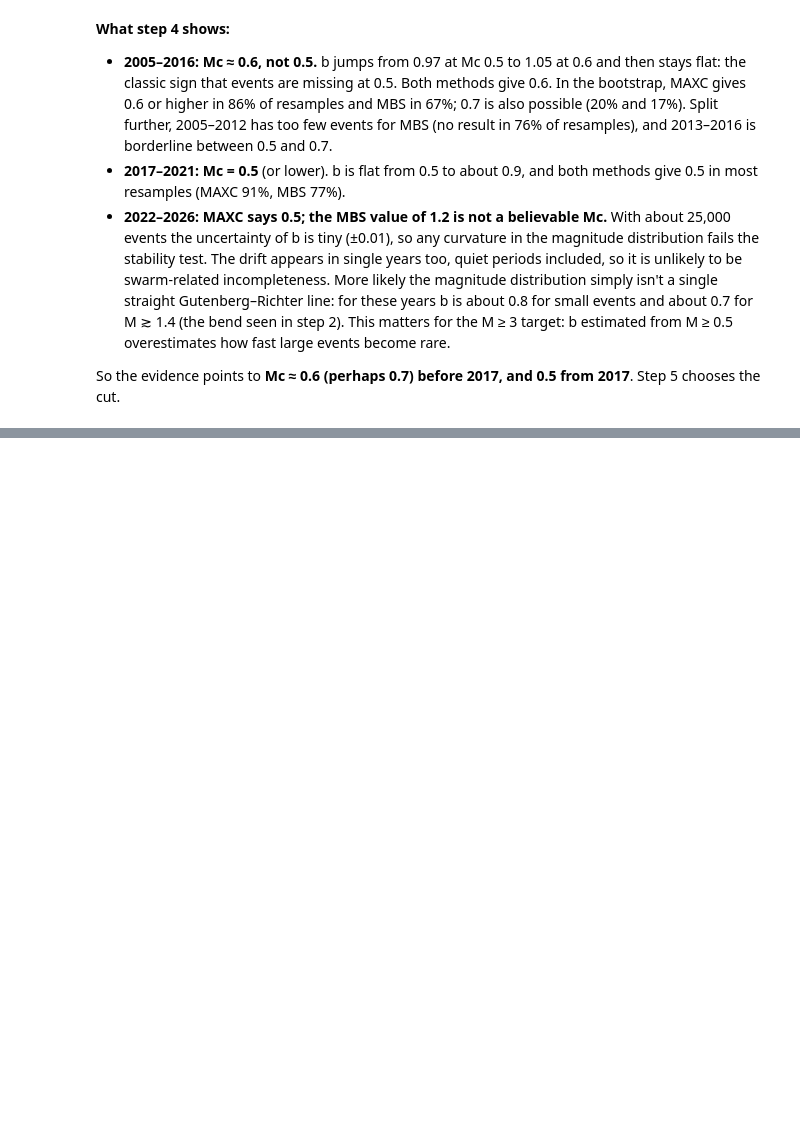
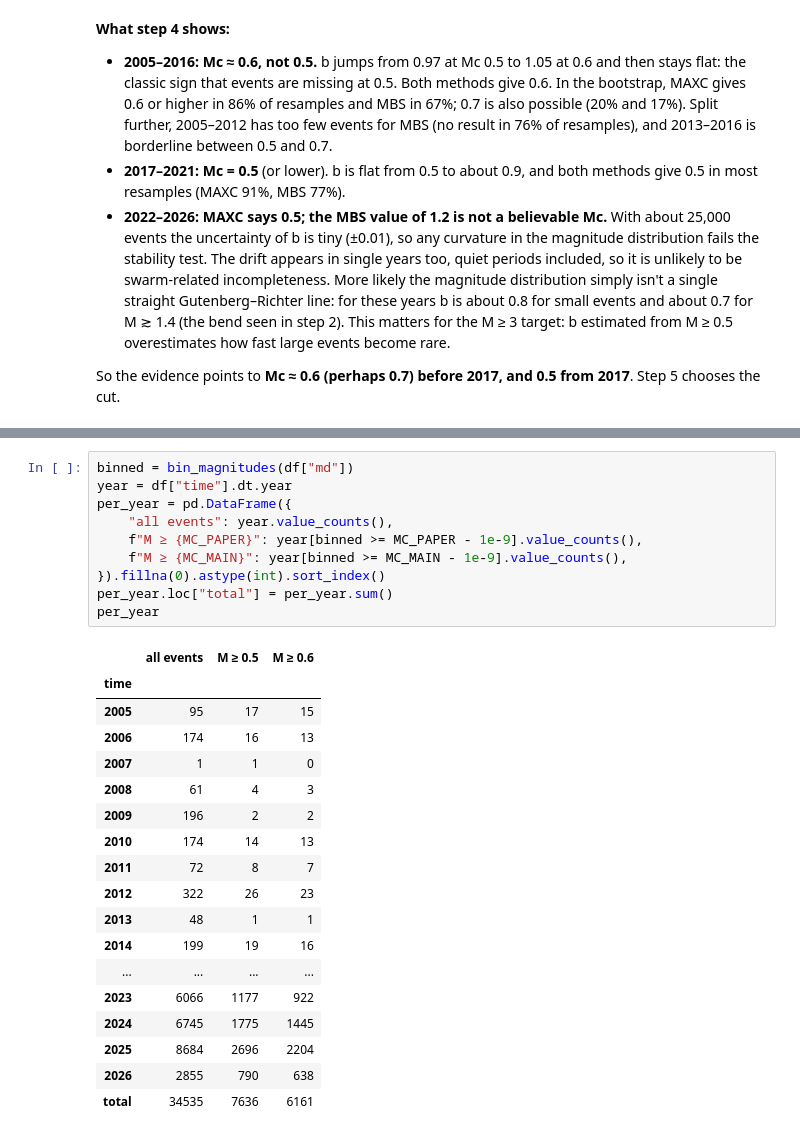
Before and after one commit to PatrickBolton/flegrei-seismicity, a Jupyter notebook: notebooks/01_completeness.ipynb, the cells around one changed output, grey strips where cells are left out. Cells and saved outputs as stored; diff of their text form; blank space fills up the shorter version.

```diff
--- a/notebooks/01_completeness.ipynb
+++ b/notebooks/01_completeness.ipynb
@@ -392,0 +403,29 @@ So the evidence points to **Mc ≈ 0.6 (perhaps 0.7) before 2017, and 0.5 from 2
+# %%
+binned = bin_magnitudes(df["md"])
+year = df["time"].dt.year
+per_year = pd.DataFrame({
+    "all events": year.value_counts(),
+    f"M ≥ {MC_PAPER}": year[binned >= MC_PAPER - 1e-9].value_counts(),
+    f"M ≥ {MC_MAIN}": year[binned >= MC_MAIN - 1e-9].value_counts(),
+}).fillna(0).astype(int).sort_index()
+per_year.loc["total"] = per_year.sum()
+per_year
+# %% [output]
+|  | all events | M ≥ 0.5 | M ≥ 0.6 |
+| time |  |  |  |
+| 2005 | 95 | 17 | 15 |
+| 2006 | 174 | 16 | 13 |
+| 2007 | 1 | 1 | 0 |
+| 2008 | 61 | 4 | 3 |
+| 2009 | 196 | 2 | 2 |
+| 2010 | 174 | 14 | 13 |
+| 2011 | 72 | 8 | 7 |
+| 2012 | 322 | 26 | 23 |
+| 2013 | 48 | 1 | 1 |
+| 2014 | 199 | 19 | 16 |
+| ... | ... | ... | ... |
+| 2023 | 6066 | 1177 | 922 |
+| 2024 | 6745 | 1775 | 1445 |
+| 2025 | 8684 | 2696 | 2204 |
+| 2026 | 2855 | 790 | 638 |
+| total | 34535 | 7636 | 6161 |
```
Also changed, not shown: parts of 7 cells of this notebook, 1 other file.
